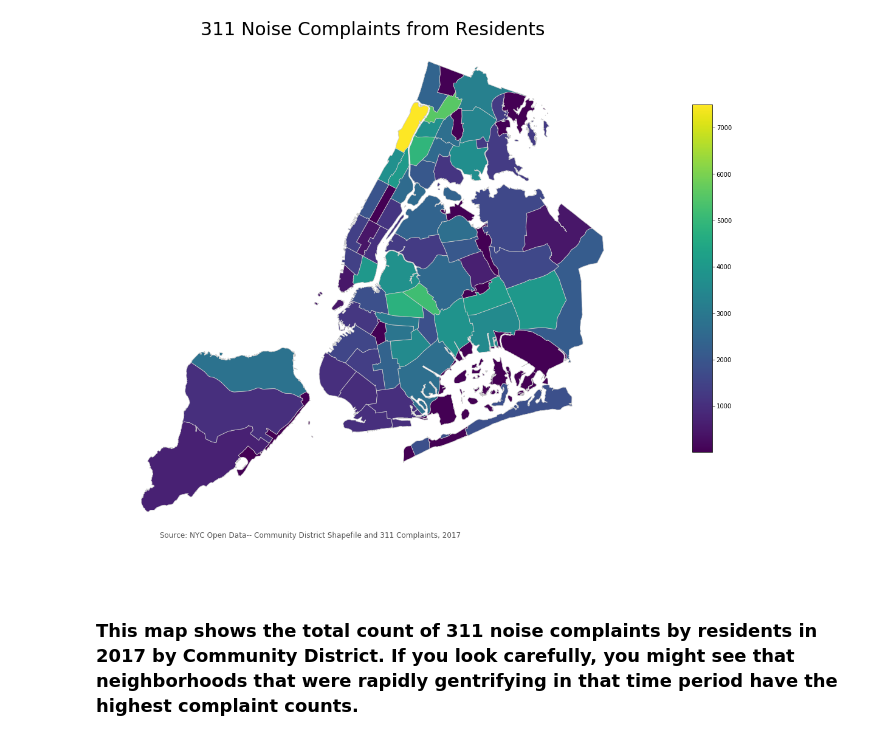
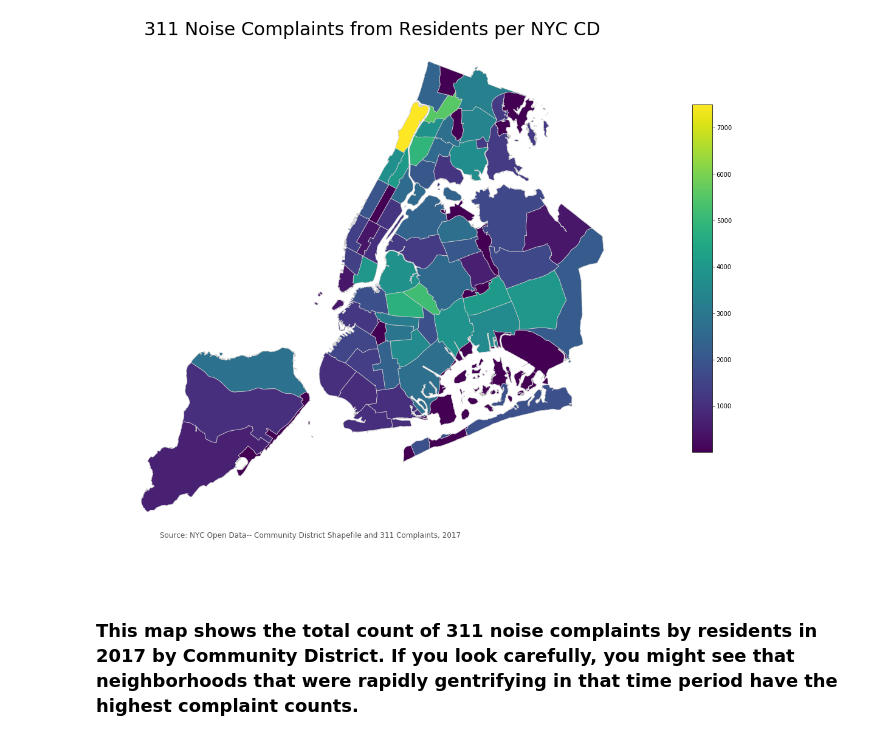
Before and after one commit to estellaleee/PUI2018_nl949, a Jupyter notebook: HW8_nl949/Plotting.ipynb, the cells around one changed output. Saved outputs shown, nothing was run; the diff lists cells and outputs as text; code cells hidden in the pictures.

```diff
--- a/HW8_nl949/Plotting.ipynb
+++ b/HW8_nl949/Plotting.ipynb
@@ -3,35 +3,35 @@ variable = 'complaint_count'
 
 # setting choropleth range
 vmin, vmax = 1, 7500
 
 # adding fig and ax
 fig, ax = plt.subplots(1, figsize=(15, 15))
 
 ## Removing axis labels, because lat/long don't really add anything here
 ax.axis('off')
 
 ## Setting a title
-ax.set_title('311 Noise Complaints from Residents', fontdict={'fontsize': '30'})
+ax.set_title('311 Noise Complaints from Residents per NYC CD', fontdict={'fontsize': '30'})
 
 ## Annotating with data source info
 
 ax.annotate('Source: NYC Open Data-- Community District Shapefile and 311 Complaints, 2017'\
             ,xy=(0.1, .08),  xycoords='figure fraction', horizontalalignment='left', \
             verticalalignment='top', fontsize=12, color='#555555')
 
 # adding legend
 sm = plt.cm.ScalarMappable(cmap='viridis', norm=plt.Normalize(vmin=vmin, vmax=vmax))
 
 # array for the data range
 sm._A = []
 
 # add legend
 cax = fig.add_axes([1, 0.25, 0.03, 0.53])
 cbar = fig.colorbar(sm, cax=cax)
 
 cd_data.plot(column=variable, cmap='viridis', linewidth=0.8, ax=ax, edgecolor='0.8');
 # %% [output]
-[figure, old version]
+[figure, new version]
 # %% [markdown]
 ### This map shows the total count of 311 noise complaints by residents in 2017 by Community District. If you look carefully, you might see that neighborhoods that were rapidly gentrifying in that time period have the highest complaint counts.
 # %%
```
Also changed, not shown: 2 other files.
